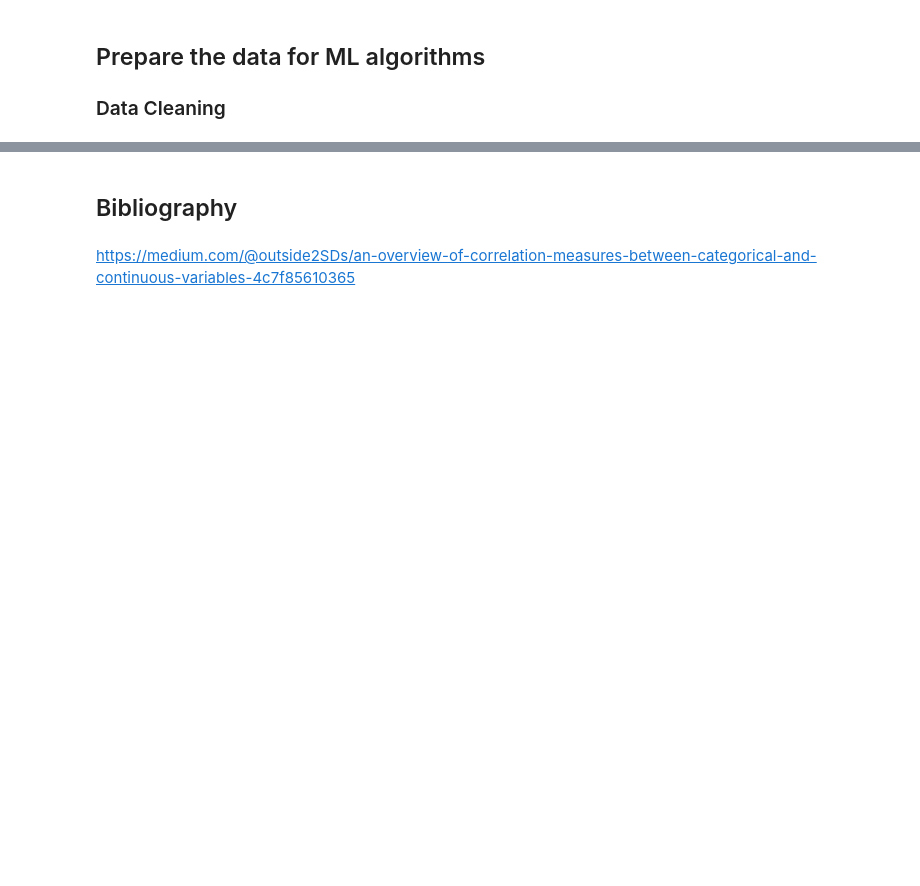
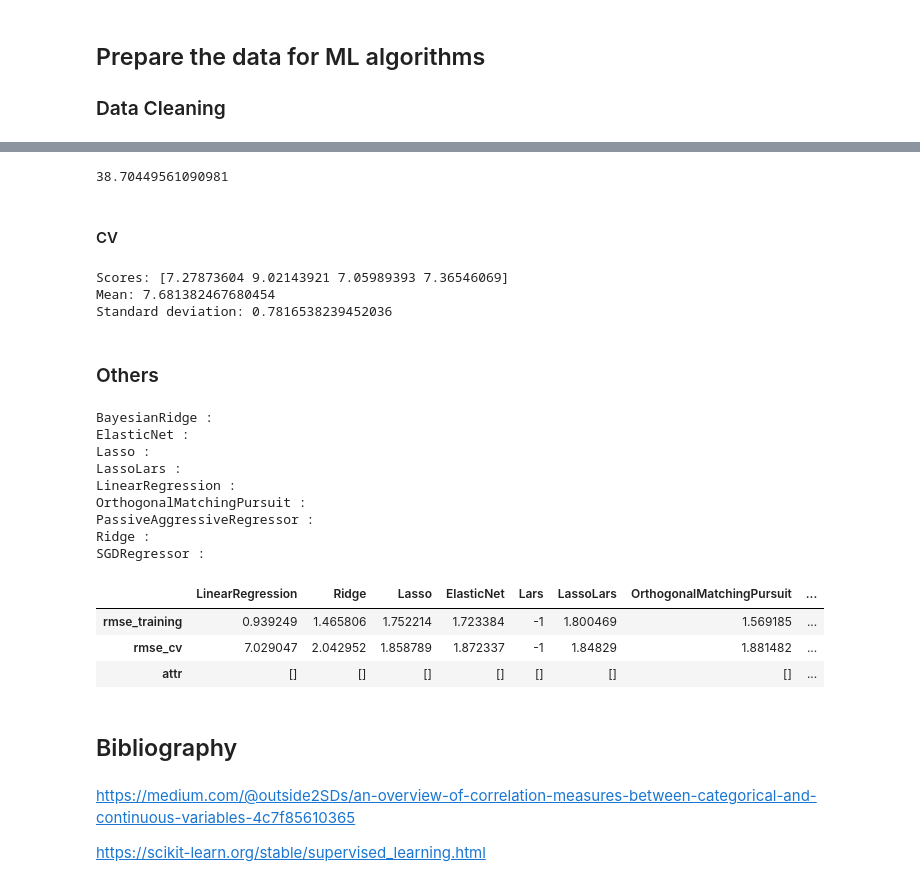
Before and after one commit to ArkadiuszSlowik/Possum-regression, a Jupyter notebook: Possum Regression.ipynb, the cells around one changed output, grey strips where cells are left out. Cells and saved outputs as stored; diff of their text form; code cells hidden in the pictures; blank space fills up the shorter version.

Commit message:
prepare for ML
attribute combinations, data cleaning using pipeline, first steps in selecting a mode

```diff
--- a/Possum Regression.ipynb
+++ b/Possum Regression.ipynb
@@ -351,0 +546,3 @@ train_set_new_labels = train_set["age"].copy()
+# %%
+svm_reg = svm.SVR()
+svm_reg.fit(train_set_new_ready, np.ravel(train_set_labels))
@@ -351,0 +576,3 @@ train_set_new_labels = train_set["age"].copy()
+# %%
+svr_rbf = SVR(kernel="rbf", C=100, gamma=0.1, epsilon=0.1)
+svr_rbf.fit(train_set_new_ready, np.ravel(train_set_labels))
@@ -351,0 +606,3 @@ train_set_new_labels = train_set["age"].copy()
+# %%
+svr_lin = SVR(kernel="linear", C=100, gamma="auto")
+svr_lin.fit(train_set_new_ready, np.ravel(train_set_labels))
@@ -351,0 +636,3 @@ train_set_new_labels = train_set["age"].copy()
+# %%
+svr_poly = SVR(kernel="poly", C=100, gamma="auto", degree=2, epsilon=0.1, coef0=1)
+svr_poly.fit(train_set_new_ready, np.ravel(train_set_labels))
@@ -351,0 +643,10 @@ train_set_new_labels = train_set["age"].copy()
+# %%
+predictions = svr_poly.predict(train_set_new_ready)
+
+svr_poly_mse = mean_squared_error(predictions, train_set_labels)
+svr_poly_rmse = np.sqrt(svr_poly_mse)
+svr_poly_rmse
+# %% [output]
+38.70449561090981
+# %% [markdown]
+<h4> CV </h4>
@@ -352,4 +658,40 @@ train_set_new_labels = train_set["age"].copy()
+# %%
+display_scores(svr_poly_rmse_scores)
+# %% [output]
+Scores: [7.27873604 9.02143921 7.05989393 7.36546069]
+Mean: 7.681382467680454
+Standard deviation: 0.7816538239452036
+# %% [markdown]
+<h3> Others </h3>
+# %%
+result = regression_linear_models(train_set_new_ready, train_set_labels, cv=4, mod=['LinearRegression',
+                                                           'Ridge',
+                                                           'Lasso',
+                                                           'ElasticNet',
+                                                           'LassoLars',
+                                                           'OrthogonalMatchingPursuit',
+                                                           'BayesianRidge',
+                                                           'SGDRegressor',
+                                                           'PassiveAggressiveRegressor'])
+
+pd.DataFrame.from_dict(result)
+# %% [output]
+BayesianRidge :
+ElasticNet :
+Lasso :
+LassoLars :
+LinearRegression :
+OrthogonalMatchingPursuit :
+PassiveAggressiveRegressor :
+Ridge :
+SGDRegressor :
+|  | LinearRegression | Ridge | Lasso | ElasticNet | Lars | LassoLars | OrthogonalMatchingPursuit | ... |
+| rmse_training | 0.939249 | 1.465806 | 1.752214 | 1.723384 | -1 | 1.800469 | 1.569185 | ... |
+| rmse_cv | 7.029047 | 2.042952 | 1.858789 | 1.872337 | -1 | 1.84829 | 1.881482 | ... |
+| attr | [] | [] | [] | [] | [] | [] | [] | ... |
 # %% [markdown]
 <h2> Bibliography </h2>
 # %% [markdown]
 https://medium.com/@outside2SDs/an-overview-of-correlation-measures-between-categorical-and-continuous-variables-4c7f85610365
+
+https://scikit-learn.org/stable/supervised_learning.html
```
Also changed, not shown: parts of 71 cells of this notebook, 2 other files.
